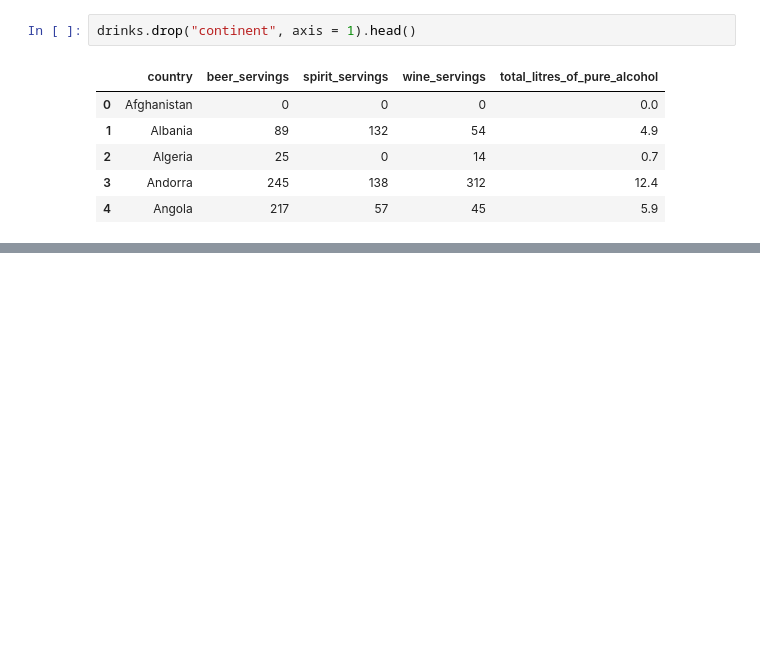
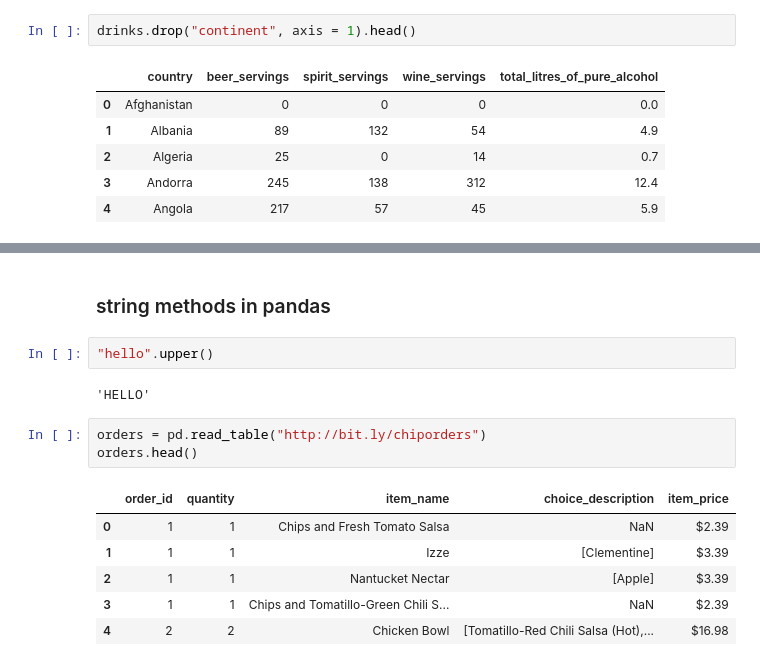
Before and after one commit to faruk3d/Pandas_practice, a Jupyter notebook: pandas.ipynb, the cells around one changed output, grey strips where cells are left out. Cells and saved outputs as stored; diff of their text form; blank space fills up the shorter version.

Commit message:
string methods in pandas

```diff
--- a/pandas.ipynb
+++ b/pandas.ipynb
@@ -502,3 +502,19 @@ drinks.drop(2, axis = 0).head()
 | 3 | Andorra | 245 | 138 | 312 | 12.4 | Europe |
 | 4 | Angola | 217 | 57 | 45 | 5.9 | Africa |
 | 5 | Antigua & Barbuda | 102 | 128 | 45 | 4.9 | North America |
+# %% [markdown]
+### string methods in pandas
+# %%
+"hello".upper()
+# %% [output]
+'HELLO'
+# %%
+orders = pd.read_table("http://bit.ly/chiporders")
+orders.head()
+# %% [output]
+|  | order_id | quantity | item_name | choice_description | item_price |
+| 0 | 1 | 1 | Chips and Fresh Tomato Salsa | NaN | $2.39 |
+| 1 | 1 | 1 | Izze | [Clementine] | $3.39 |
+| 2 | 1 | 1 | Nantucket Nectar | [Apple] | $3.39 |
+| 3 | 1 | 1 | Chips and Tomatillo-Green Chili S... | NaN | $2.39 |
+| 4 | 2 | 2 | Chicken Bowl | [Tomatillo-Red Chili Salsa (Hot),... | $16.98 |
```
Also changed, not shown: parts of 3 cells of this notebook.
